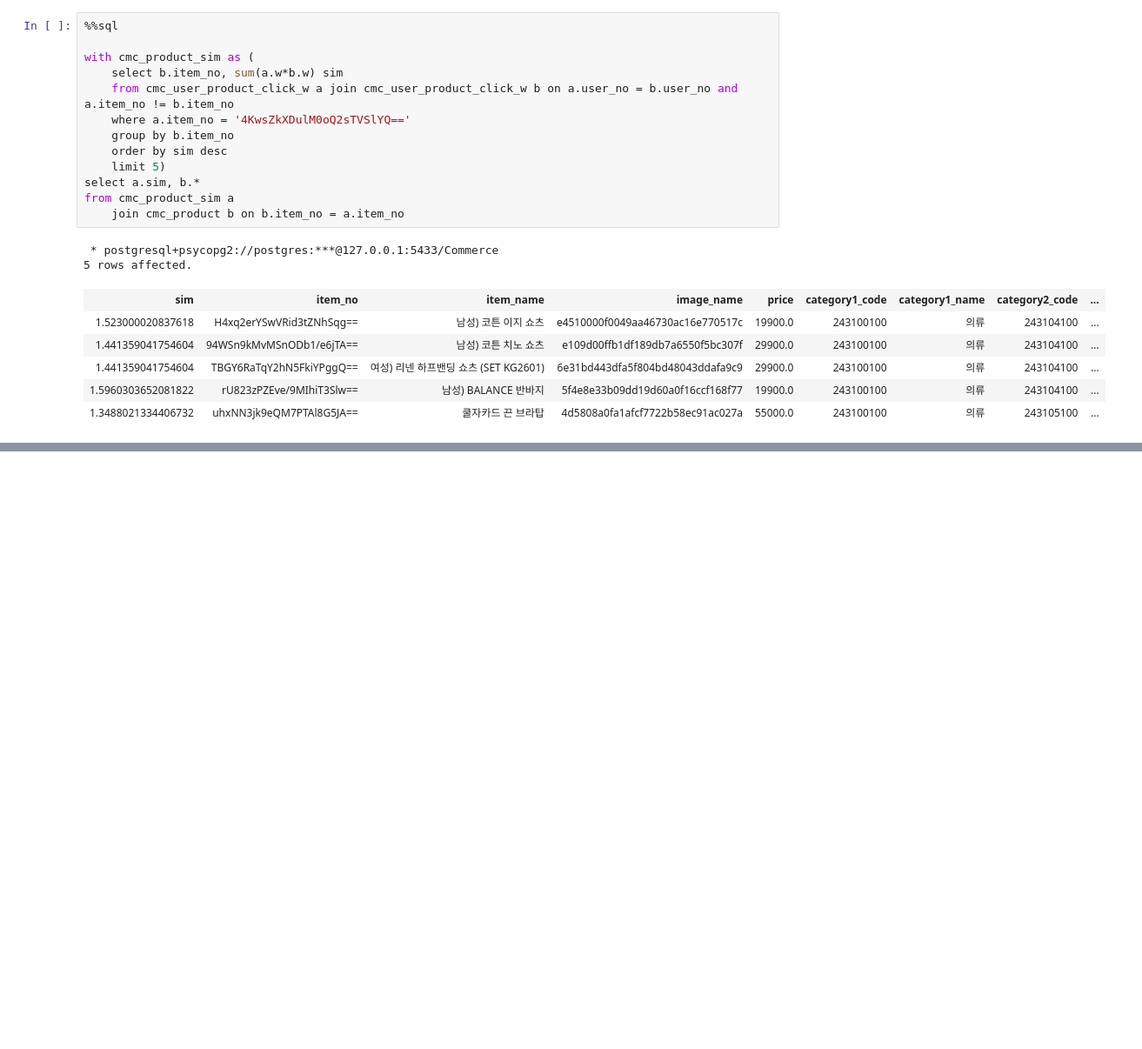
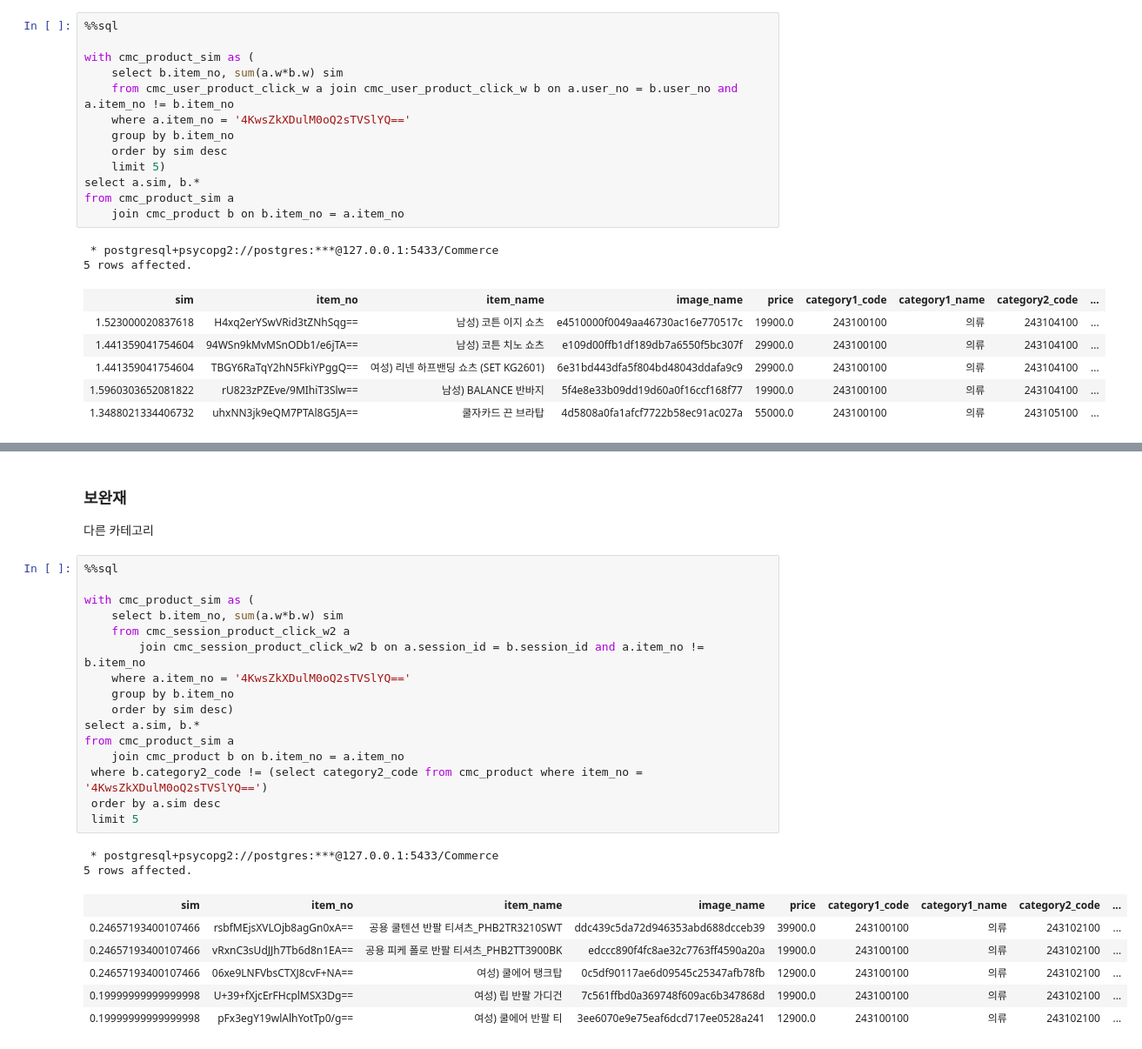
Before and after one commit to KevinTheRainmaker/Recommendation_Algorithms, a Jupyter notebook: Commerce_RecSys.ipynb, the cells around one changed output, grey strips where cells are left out. Shown: that part at 87% size. Cells and saved outputs as stored; diff of their text form; blank space fills up the shorter version.

```diff
--- a/Commerce_RecSys.ipynb
+++ b/Commerce_RecSys.ipynb
@@ -474,0 +619,29 @@ from cmc_product_sim a
+# %% [markdown]
+### 보완재
+
+다른 카테고리
+# %%
+%%sql
+
+with cmc_product_sim as (
+	select b.item_no, sum(a.w*b.w) sim
+	from cmc_session_product_click_w2 a
+ 		join cmc_session_product_click_w2 b on a.session_id = b.session_id and a.item_no != b.item_no
+	where a.item_no = '4KwsZkXDulM0oQ2sTVSlYQ=='
+	group by b.item_no
+	order by sim desc)
+select a.sim, b.*
+from cmc_product_sim a
+	join cmc_product b on b.item_no = a.item_no
+ where b.category2_code != (select category2_code from cmc_product where item_no = '4KwsZkXDulM0oQ2sTVSlYQ==')
+ order by a.sim desc
+ limit 5
+# %% [output]
+ * postgresql+psycopg2://postgres:***@127.0.0.1:5433/Commerce
+5 rows affected.
+| sim | item_no | item_name | image_name | price | category1_code | category1_name | category2_code | ... |
+| 0.24657193400107466 | rsbfMEjsXVLOjb8agGn0xA== | 공용 쿨텐션 반팔 티셔츠_PHB2TR3210SWT | ddc439c5da72d946353abd688dcceb39 | 39900.0 | 243100100 | 의류 | 243102100 | ... |
+| 0.24657193400107466 | vRxnC3sUdJJh7Tb6d8n1EA== | 공용 피케 폴로 반팔 티셔츠_PHB2TT3900BK | edccc890f4fc8ae32c7763ff4590a20a | 19900.0 | 243100100 | 의류 | 243102100 | ... |
+| 0.24657193400107466 | 06xe9LNFVbsCTXJ8cvF+NA== | 여성) 쿨에어 탱크탑 | 0c5df90117ae6d09545c25347afb78fb | 12900.0 | 243100100 | 의류 | 243102100 | ... |
+| 0.19999999999999998 | U+39+fXjcErFHcplMSX3Dg== | 여성) 립 반팔 가디건 | 7c561ffbd0a369748f609ac6b347868d | 19900.0 | 243100100 | 의류 | 243102100 | ... |
+| 0.19999999999999998 | pFx3egY19wlAlhYotTp0/g== | 여성) 쿨에어 반팔 티 | 3ee6070e9e75eaf6dcd717ee0528a241 | 12900.0 | 243100100 | 의류 | 243102100 | ... |
```
Also changed, not shown: parts of 10 cells of this notebook.
